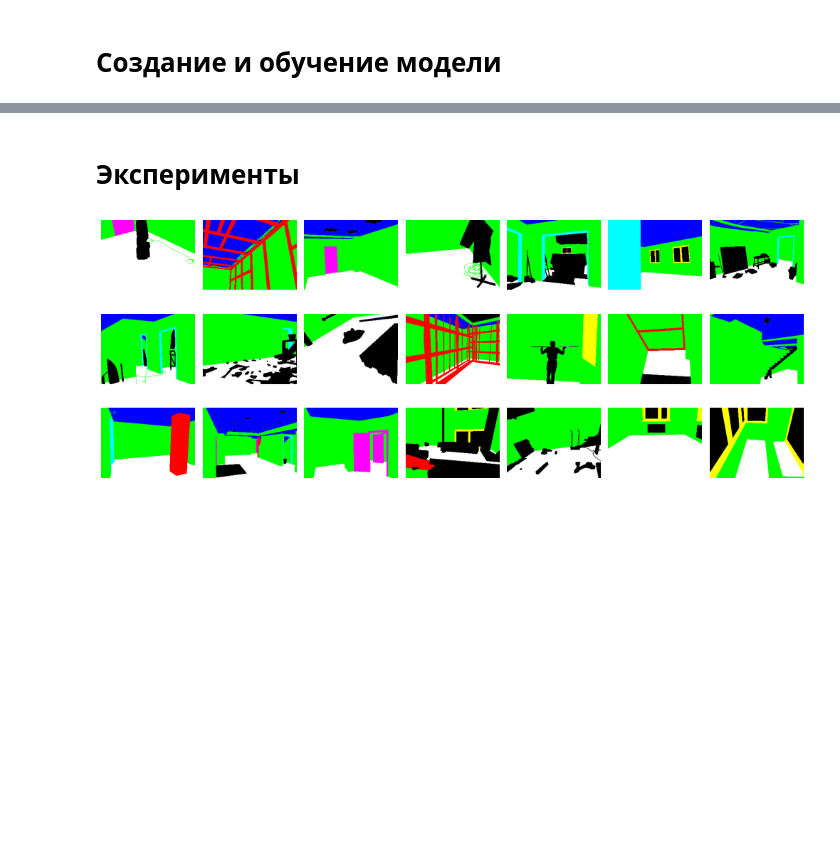
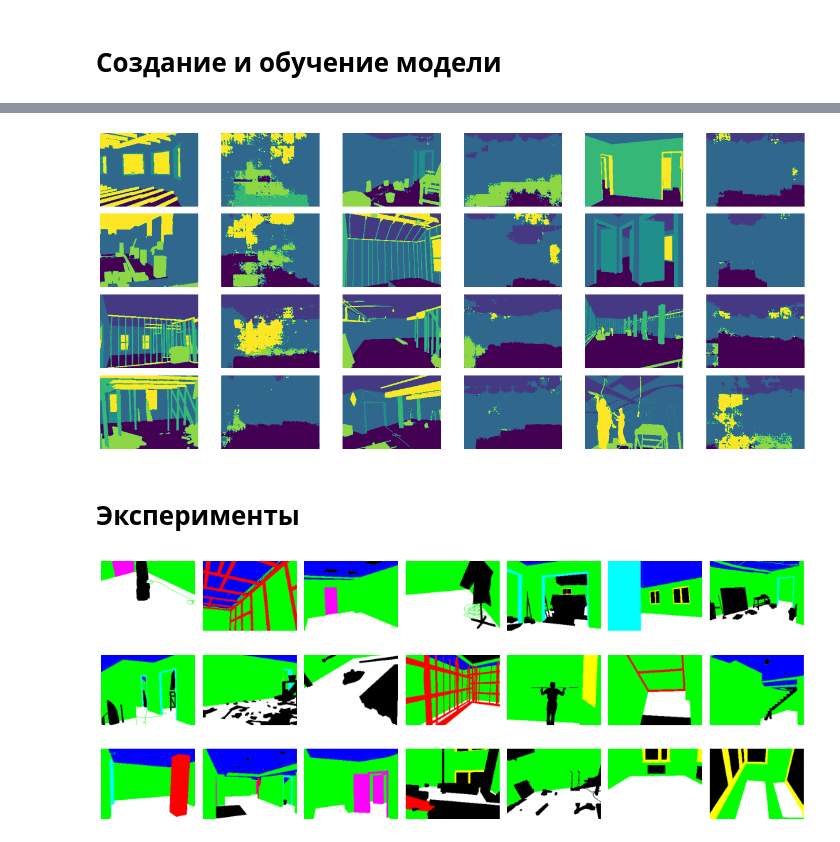
Before and after one commit to ivsu/university_public, a Jupyter notebook: 11дз_черновик_|_Базовый_блок_|_Сегментация_изображений_|_ДЗ_Ultra_Pro_|_УИИ.ipynb, the cells around one changed output, grey strips where cells are left out. Cells and saved outputs as stored; diff of their text form; code cells hidden in the pictures; blank space fills up the shorter version.

```diff
--- a/11дз_черновик_|_Базовый_блок_|_Сегментация_изображений_|_ДЗ_Ultra_Pro_|_УИИ.ipynb
+++ b/11дз_черновик_|_Базовый_блок_|_Сегментация_изображений_|_ДЗ_Ultra_Pro_|_УИИ.ipynb
@@ -899,3 +934,16 @@ show_random(pred, loc=(5, 8))
+# %%
+# выполним предсказание по проверочной выборке
+# и сравним результат с реклассифицированными изображениями
+dt.val.predict = np.expand_dims(
+    np.argmax(
+        model.predict(dt.val.original),
+        axis=-1
+        ),
+    axis=-1
+    )
+show_random_pair(dt.val, ['reclassed', 'predict'], loc=(4, 3))
+# %% [output]
+[figure, added]
 # %% [markdown]
 # Эксперименты
 # %%
```
Also changed, not shown: parts of 22 cells of this notebook.
